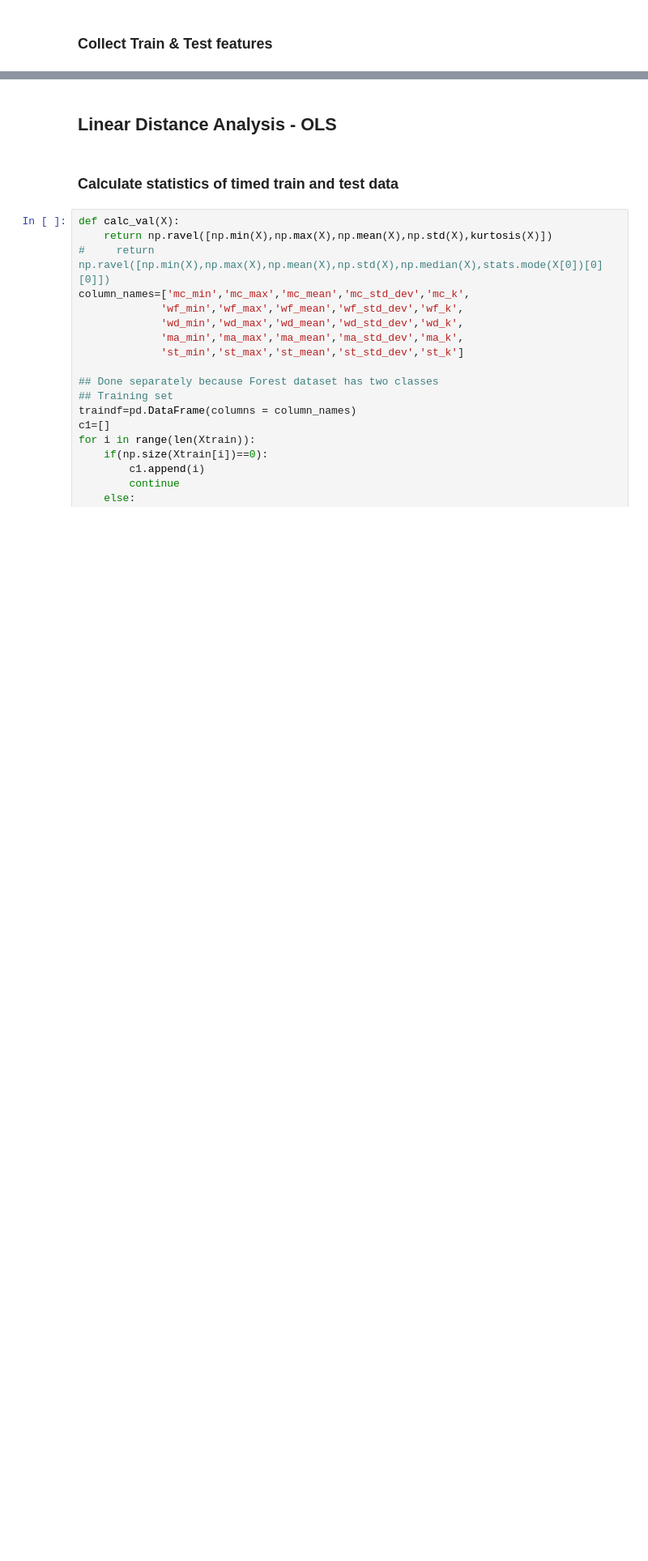
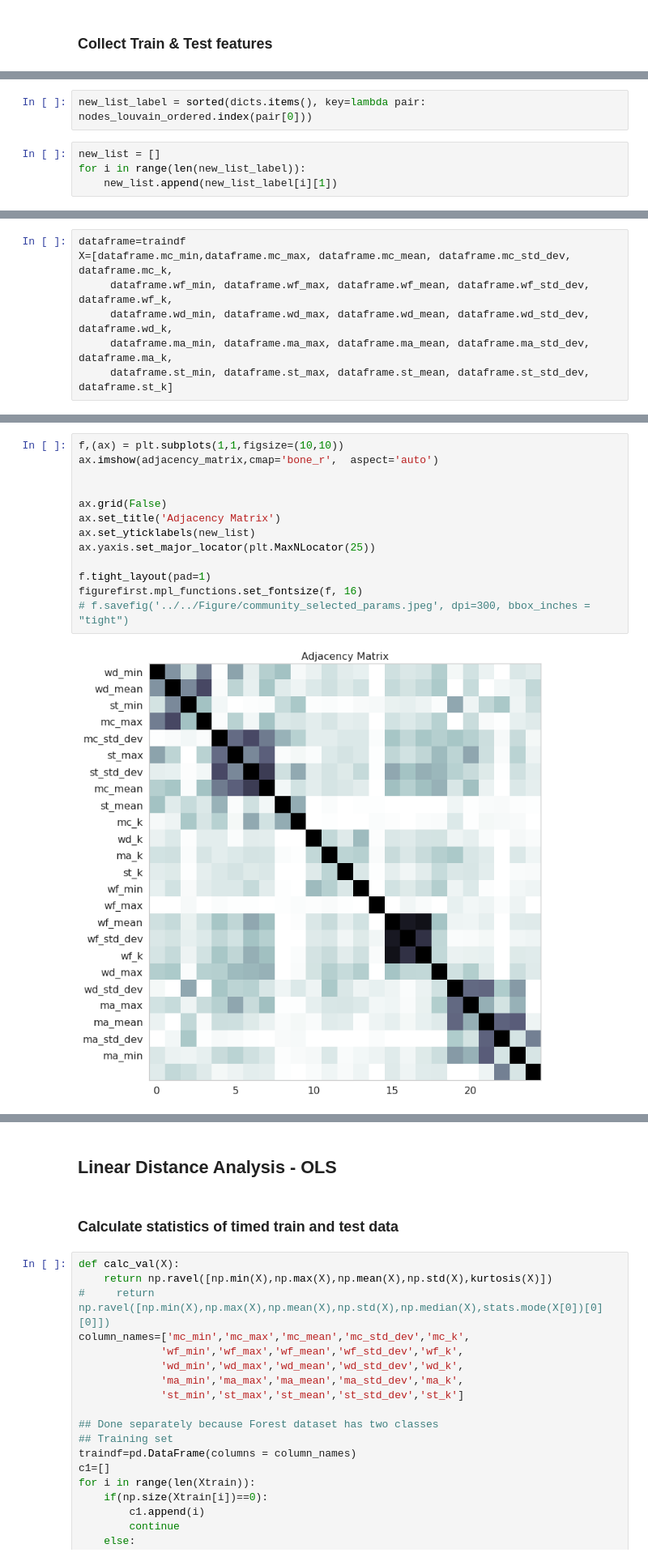
Before and after one commit to arunavanag591/odor_analysis, a Jupyter notebook: data_exploration/dataClassification.ipynb, the cells around one changed output, grey strips where cells are left out. Shown: that part at 81% size. Saved outputs shown, nothing was run; the diff lists cells and outputs as text; blank space fills up the shorter version.

```diff
--- a/data_exploration/dataClassification.ipynb
+++ b/data_exploration/dataClassification.ipynb
@@ -317,0 +266,6 @@ print(olsres.rsquared)
+# %%
+new_list_label = sorted(dicts.items(), key=lambda pair: nodes_louvain_ordered.index(pair[0]))
+# %%
+new_list = []
+for i in range(len(new_list_label)):
+    new_list.append(new_list_label[i][1])
@@ -317,0 +292,7 @@ print(olsres.rsquared)
+# %%
+dataframe=traindf
+X=[dataframe.mc_min,dataframe.mc_max, dataframe.mc_mean, dataframe.mc_std_dev, dataframe.mc_k,
+     dataframe.wf_min, dataframe.wf_max, dataframe.wf_mean, dataframe.wf_std_dev, dataframe.wf_k,
+     dataframe.wd_min, dataframe.wd_max, dataframe.wd_mean, dataframe.wd_std_dev, dataframe.wd_k,
+     dataframe.ma_min, dataframe.ma_max, dataframe.ma_mean, dataframe.ma_std_dev, dataframe.ma_k,
+     dataframe.st_min, dataframe.st_max, dataframe.st_mean, dataframe.st_std_dev, dataframe.st_k]
@@ -317,0 +343,15 @@ print(olsres.rsquared)
+# %%
+f,(ax) = plt.subplots(1,1,figsize=(10,10))
+ax.imshow(adjacency_matrix,cmap='bone_r',  aspect='auto')
+
+
+ax.grid(False)
+ax.set_title('Adjacency Matrix')
+ax.set_yticklabels(new_list)
+ax.yaxis.set_major_locator(plt.MaxNLocator(25))
+
+f.tight_layout(pad=1)
+figurefirst.mpl_functions.set_fontsize(f, 16)
+# f.savefig('../../Figure/community_selected_params.jpeg', dpi=300, bbox_inches = "tight")
+# %% [output]
+[figure, added]
```
Also changed, not shown: parts of 35 cells of this notebook, 4 other files.
